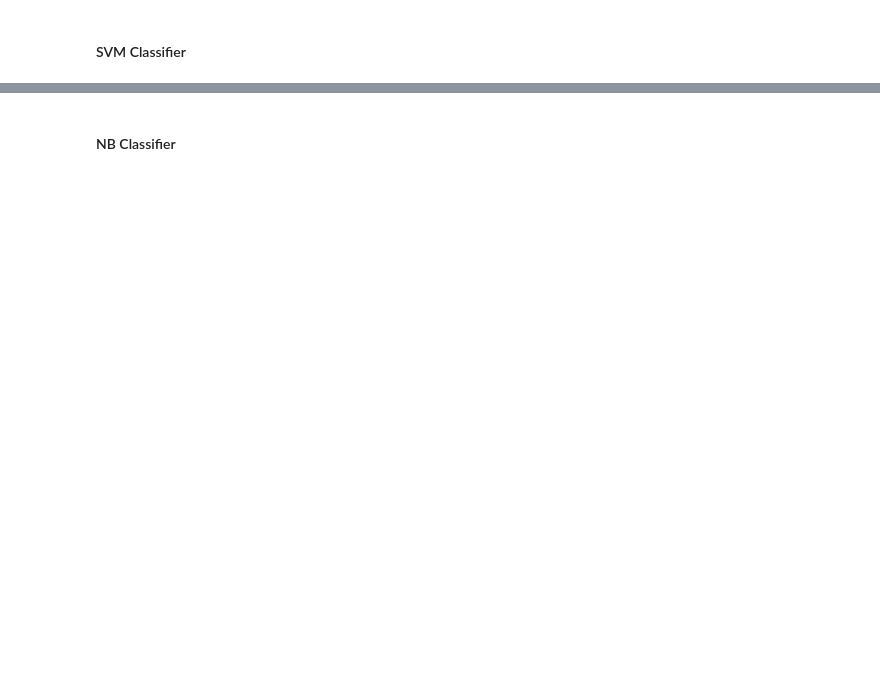
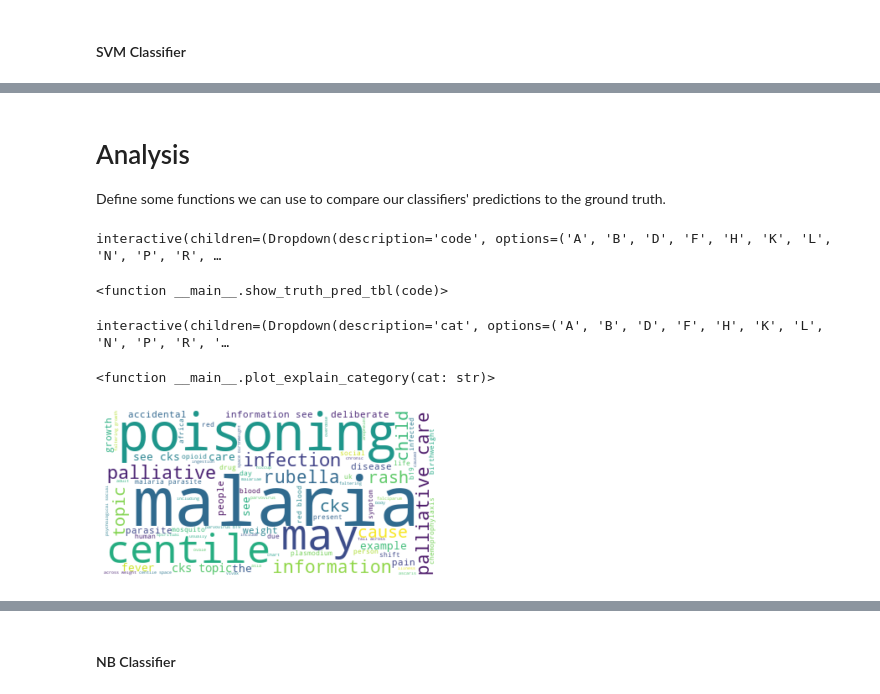
Before and after one commit to NLPforGPs/NLP-Primary-Care, a Jupyter notebook: classification.ipynb, the cells around one changed output, grey strips where cells are left out. Drawn from its saved outputs; the diff is of its cells as text; code cells hidden in the pictures; blank space fills up the shorter version.

```diff
--- a/classification.ipynb
+++ b/classification.ipynb
@@ -257,0 +462,72 @@ print(evaluate_probabilities(y_hot, y_pred_probs))
+# %% [markdown]
+# Analysis
+
+Define some functions we can use to compare our classifiers' predictions to the ground truth.
+# %%
+def get_idxes_with_cat(_y_train: np.ndarray, code:str):
+    # Return the indexes of examples from the training set that have the chosen code as a gold label
+
+    y_train_raw = mult_lbl_enc.inverse_transform(_y_train)
+    return [i for i,cs in enumerate(y_train_raw) if code in cs]
+
+
+def get_truth_pred_pairs(_y_train, _y_pred, indices):
+
+    # Get true labels for selected instances
+    truth = mult_lbl_enc.inverse_transform(_y_train[indices])
+
+    # Get predictions for selected instances
+    pred = mult_lbl_enc.inverse_transform(_y_pred[indices])
+
+    # Return a table
+    data = list(zip(indices, truth, pred))
+    return pd.DataFrame(data, columns=['id', 'truth', 'predicted'])
+
+
+def show_truth_pred_tbl(code):
+    # Code: the selected ICPC code
+
+    # gold_mat: choose the gold labels as a one-hot encoded matrix
+    gold_mat = y_hot
+
+    # get the transcripts from the train split with the chosen code
+    cat_idxes = get_idxes_with_cat(gold_mat, code)
+
+    # Get a table showing the predictions and true labels
+    return get_truth_pred_pairs(gold_mat, y_pred_mat, cat_idxes)
+
+
+interact(show_truth_pred_tbl, code=mult_lbl_enc.classes_)  # use interactive UI to set the code from any one of the ICPC codes
+# %% [output]
+interactive(children=(Dropdown(description='code', options=('A', 'B', 'D', 'F', 'H', 'K', 'L', 'N', 'P', 'R', …
+<function __main__.show_truth_pred_tbl(code)>
+# %%
+from wordcloud import WordCloud
+
+# Explain a category -- show the keywords from the descriptions as a word cloud
+
+lookup = [x for _,x in sorted(zip(text_vectorizer.vocabulary_.values(), text_vectorizer.vocabulary_.keys()))]
+features_arr = np.array(text_vectorizer.get_feature_names())
+
+def explain_bow_vector(vec:scipy.sparse.csr_matrix, ax=plt):
+    # _, idxs = scipy.sparse.csr_matrix.nonzero(vec)
+    # words = [lookup[k] for k in idxs]
+    # word_cloud = WordCloud().generate(' '.join(words))
+    test = pd.DataFrame(vec.todense(), columns=features_arr).T.to_dict()[0]
+    word_cloud = WordCloud(background_color="white").generate_from_frequencies(test)
+    ax.imshow(word_cloud, interpolation='bilinear')
+    ax.axis("off")
+
+def explain_category(cat:str, ax=plt):
+    target = list(mult_lbl_enc.classes_).index(cat)
+    target = description_vec[target]
+    explain_bow_vector(target, ax=ax)
+
+def plot_explain_category(cat:str):
+    explain_category(cat)
+
+interact(plot_explain_category, cat=mult_lbl_enc.classes_)
+# %% [output]
+interactive(children=(Dropdown(description='cat', options=('A', 'B', 'D', 'F', 'H', 'K', 'L', 'N', 'P', 'R', '…
+<function __main__.plot_explain_category(cat: str)>
+[figure, new version]
```
Also changed, not shown: parts of 61 cells of this notebook, 2 other files.
